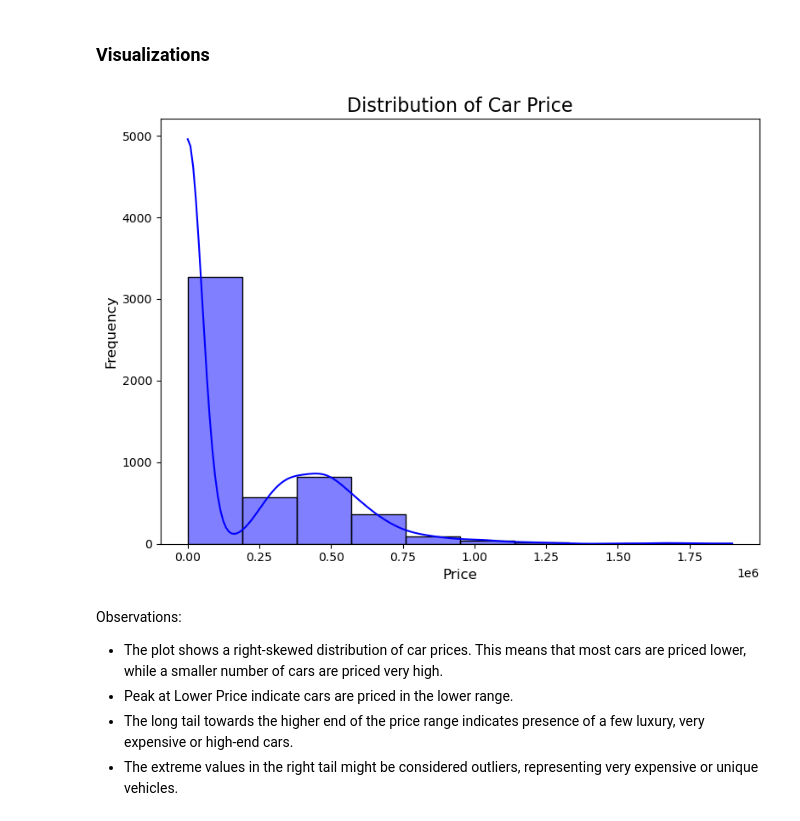
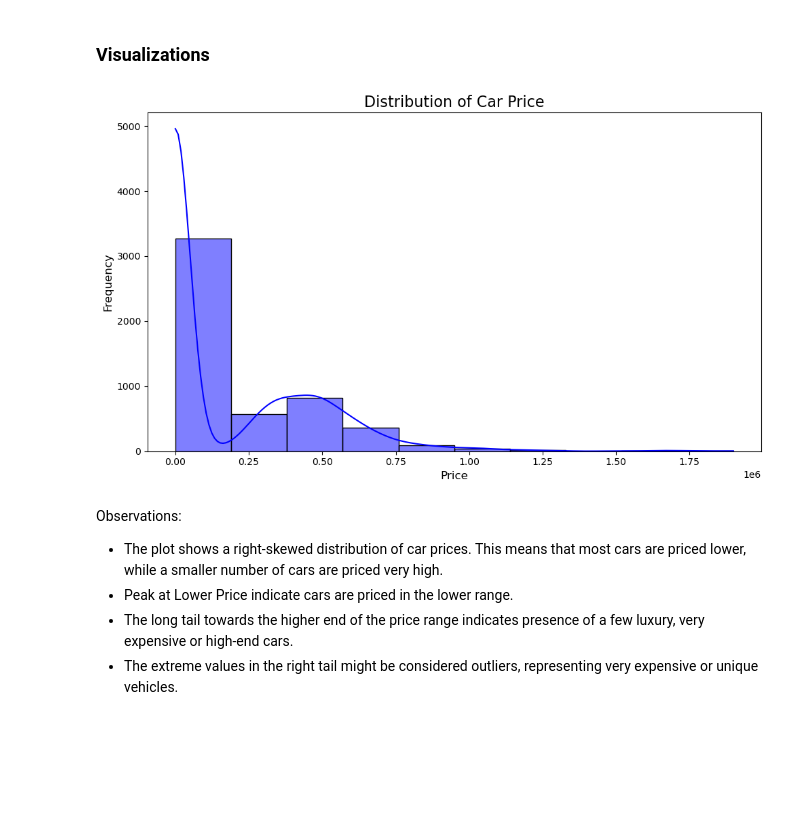
Before and after one commit to FaithMUTIS/Group-2-phase-5-project, a Jupyter notebook: Angela.ipynb, the cells around one changed output. Saved outputs shown, nothing was run; the diff lists cells and outputs as text; code cells hidden in the pictures; blank space fills up the shorter version.

```diff
--- a/Angela.ipynb
+++ b/Angela.ipynb
@@ -599,15 +600,15 @@ warnings.filterwarnings("ignore", category=FutureWarning, module="seaborn")
 # %%
 # Distribution of Car Price
 
-plt.figure(figsize=(8, 6))
+plt.figure(figsize=(10, 6))
 sns.histplot(combined_df['Price'], kde=True, color='blue', bins=10)
 plt.title('Distribution of Car Price', fontsize=16)
 plt.xlabel('Price', fontsize=12)
 plt.ylabel('Frequency', fontsize=12)
 plt.tight_layout()
 plt.show()
 # %% [output]
-[figure, old version]
+[figure, new version]
 # %% [markdown]
 Observations:
 
```
Also changed, not shown: parts of 3 cells of this notebook, 1 other file.
